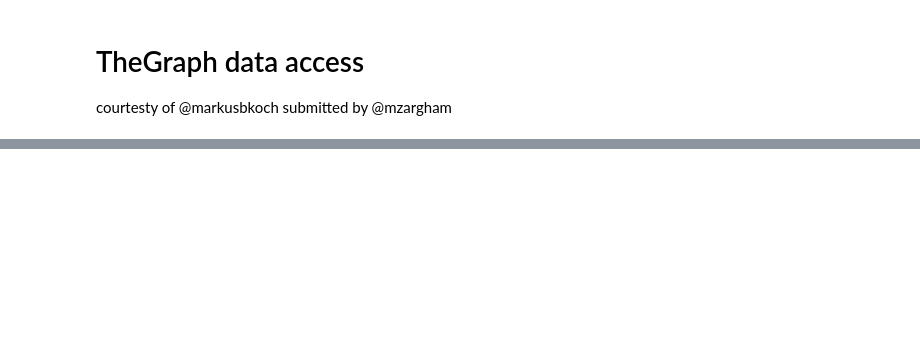
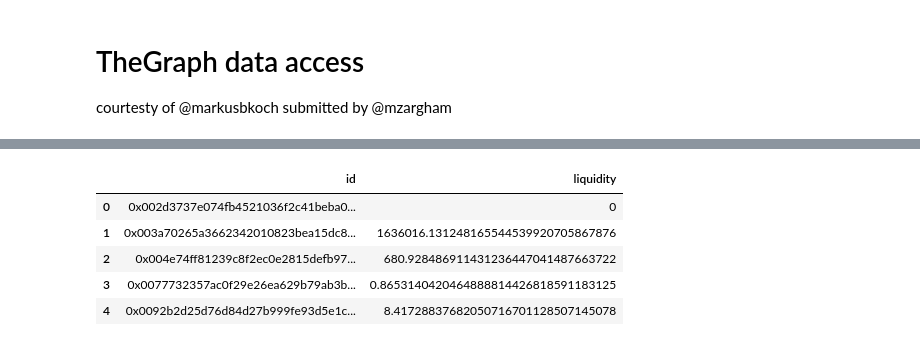
Before and after one commit to cadCAD-org/snippets, a Jupyter notebook: snippets/thegraph_data_access.ipynb, the cells around one changed output, grey strips where cells are left out. Cells and saved outputs as stored; diff of their text form; code cells hidden in the pictures; blank space fills up the shorter version.

```diff
--- a/snippets/thegraph_data_access.ipynb
+++ b/snippets/thegraph_data_access.ipynb
@@ -57,0 +105,10 @@ subgraph_tvl
+# %%
+raw_query = '''{pools(first:1000){
+        id
+        liquidity
+    }
+}
+'''
+field_name = 'pools'
+
+subgraph_tvl2 = query_theGraph(raw_query, field_name, url, True)
@@ -57,0 +133,9 @@ subgraph_tvl
+# %%
+subgraph_tvl2.head()
+# %% [output]
+|  | id | liquidity |
+| 0 | 0x002d3737e074fb4521036f2c41beba0... | 0 |
+| 1 | 0x003a70265a3662342010823bea15dc8... | 1636016.131248165544539920705867876 |
+| 2 | 0x004e74ff81239c8f2ec0e2815defb97... | 680.928486911431236447041487663722 |
+| 3 | 0x0077732357ac0f29e26ea629b79ab3b... | 0.8653140420464888814426818591183125 |
+| 4 | 0x0092b2d25d76d84d27b999fe93d5e1c... | 8.41728837682050716701128507145078 |
```
Also changed, not shown: parts of 15 cells of this notebook.
